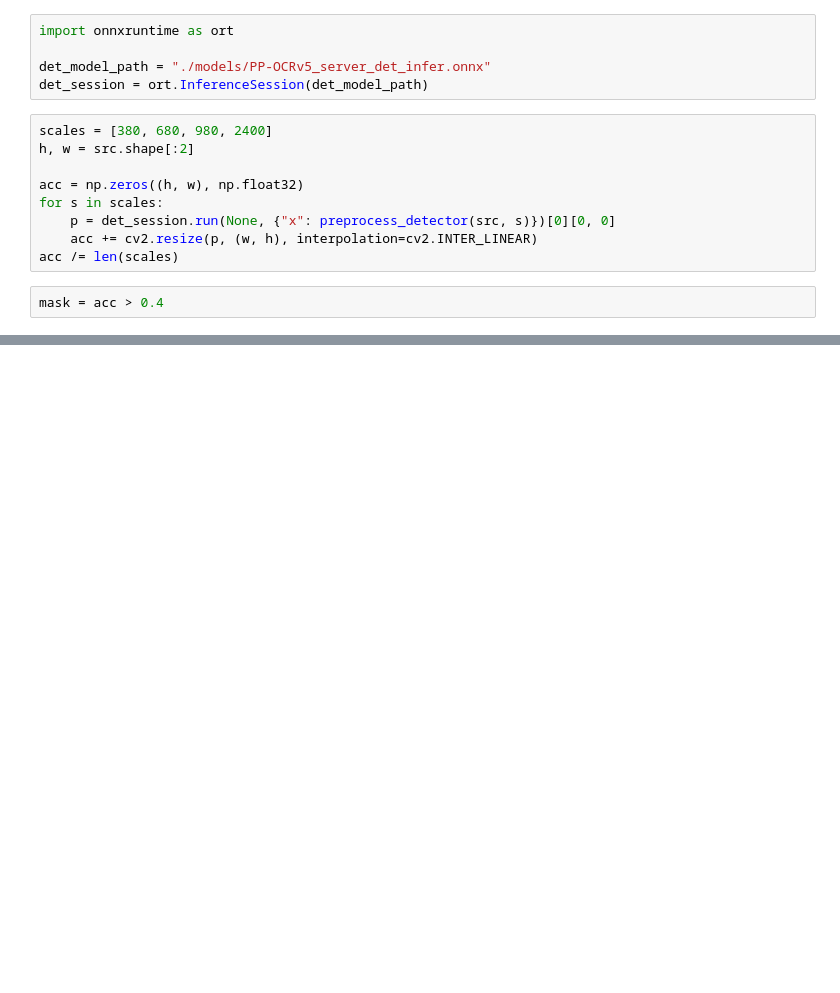
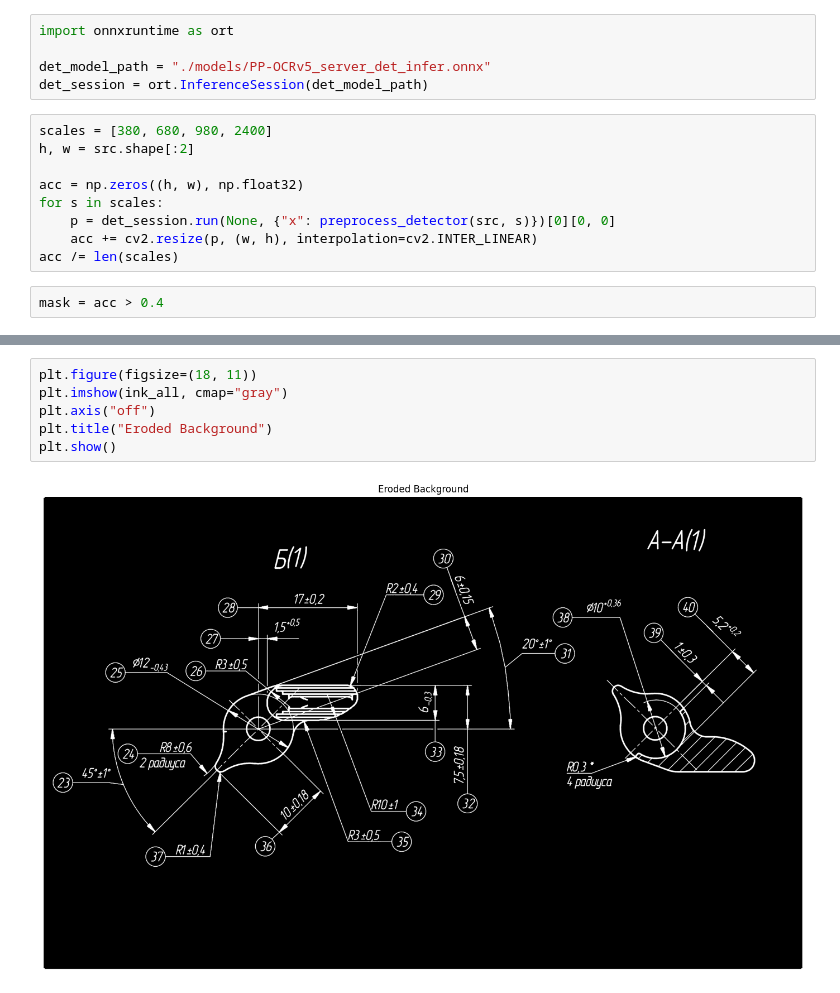
Before and after one commit to SergeyKrasnoslobodtsev/draftslice, a Jupyter notebook: notebooks/cleaner_text_exp.ipynb, the cells around one changed output, grey strips where cells are left out. Cells and saved outputs as stored; diff of their text form; blank space fills up the shorter version.

```diff
--- a/notebooks/cleaner_text_exp.ipynb
+++ b/notebooks/cleaner_text_exp.ipynb
@@ -180,0 +228,8 @@ print(f"штрих={stroke:.2f}  s_med по штриху={10 * stroke:.1f}  s_me
+# %%
+plt.figure(figsize=(18, 11))
+plt.imshow(ink_all, cmap="gray")
+plt.axis("off")
+plt.title("Eroded Background")
+plt.show()
+# %% [output]
+[figure, added]
```
Also changed, not shown: parts of 25 cells of this notebook, 2 other files.
